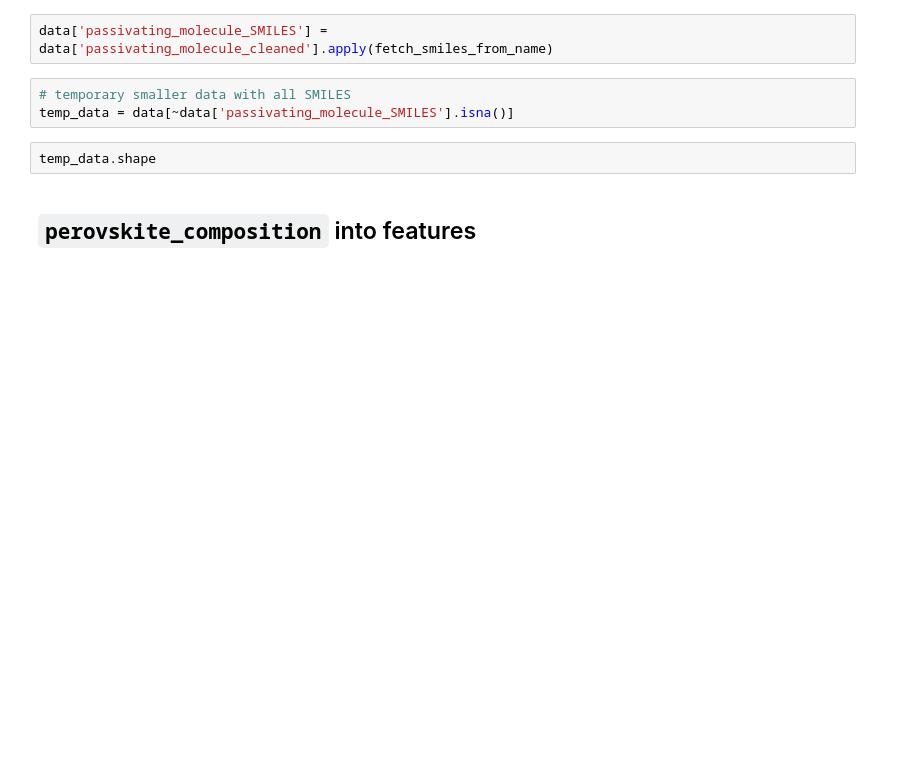
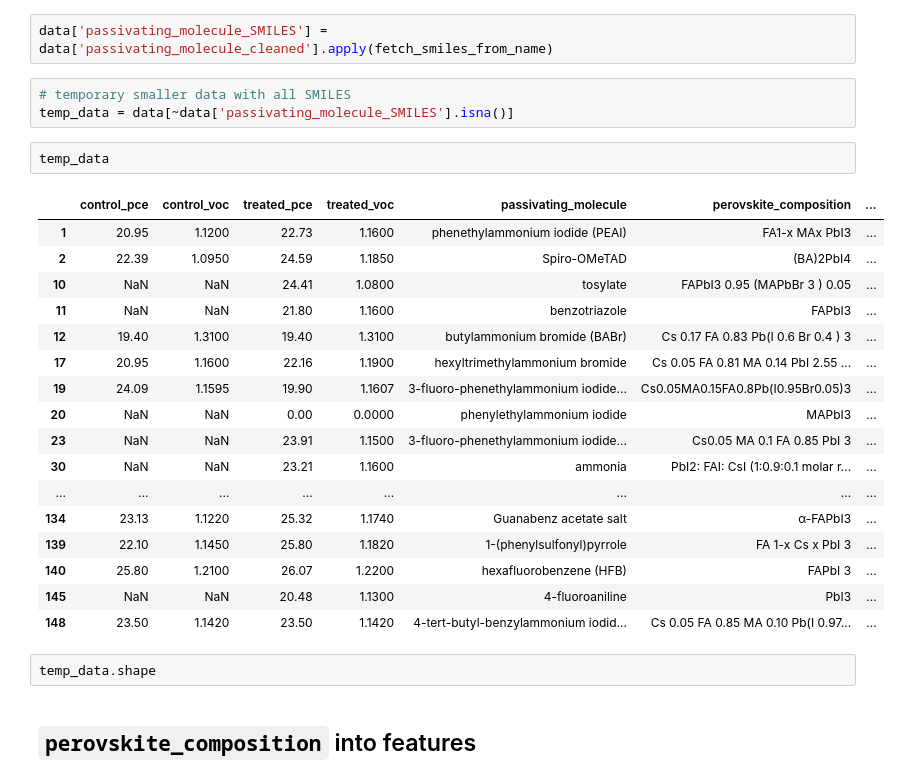
Before and after one commit to kanggunh/DSC180_B11_Q2, a Jupyter notebook: models/prediction_model/readying_llama_output.ipynb, the cells around one changed output. Drawn from its saved outputs; the diff is of its cells as text; blank space fills up the shorter version.

```diff
--- a/models/prediction_model/readying_llama_output.ipynb
+++ b/models/prediction_model/readying_llama_output.ipynb
@@ -146,6 +224,26 @@ data['passivating_molecule_SMILES'] = data['passivating_molecule_cleaned'].apply
 # %%
 # temporary smaller data with all SMILES
 temp_data = data[~data['passivating_molecule_SMILES'].isna()]
+# %%
+temp_data
+# %% [output]
+|  | control_pce | control_voc | treated_pce | treated_voc | passivating_molecule | perovskite_composition | ... |
+| 1 | 20.95 | 1.1200 | 22.73 | 1.1600 | phenethylammonium iodide (PEAI) | FA1-x MAx PbI3 | ... |
+| 2 | 22.39 | 1.0950 | 24.59 | 1.1850 | Spiro-OMeTAD | (BA)2PbI4 | ... |
+| 10 | NaN | NaN | 24.41 | 1.0800 | tosylate | FAPbI3 0.95 (MAPbBr 3 ) 0.05 | ... |
+| 11 | NaN | NaN | 21.80 | 1.1600 | benzotriazole | FAPbI3 | ... |
+| 12 | 19.40 | 1.3100 | 19.40 | 1.3100 | butylammonium bromide (BABr) | Cs 0.17 FA 0.83 Pb(I 0.6 Br 0.4 ) 3 | ... |
+| 17 | 20.95 | 1.1600 | 22.16 | 1.1900 | hexyltrimethylammonium bromide | Cs 0.05 FA 0.81 MA 0.14 PbI 2.55 ... | ... |
+| 19 | 24.09 | 1.1595 | 19.90 | 1.1607 | 3-fluoro-phenethylammonium iodide... | Cs0.05MA0.15FA0.8Pb(I0.95Br0.05)3 | ... |
+| 20 | NaN | NaN | 0.00 | 0.0000 | phenylethylammonium iodide | MAPbI3 | ... |
+| 23 | NaN | NaN | 23.91 | 1.1500 | 3-fluoro-phenethylammonium iodide... | Cs0.05 MA 0.1 FA 0.85 PbI 3 | ... |
+| 30 | NaN | NaN | 23.21 | 1.1600 | ammonia | PbI2: FAI: CsI (1:0.9:0.1 molar r... | ... |
+| ... | ... | ... | ... | ... | ... | ... | ... |
+| 134 | 23.13 | 1.1220 | 25.32 | 1.1740 | Guanabenz acetate salt | α-FAPbI3 | ... |
+| 139 | 22.10 | 1.1450 | 25.80 | 1.1820 | 1-(phenylsulfonyl)pyrrole | FA 1-x Cs x PbI 3 | ... |
+| 140 | 25.80 | 1.2100 | 26.07 | 1.2200 | hexafluorobenzene (HFB) | FAPbI 3 | ... |
+| 145 | NaN | NaN | 20.48 | 1.1300 | 4-fluoroaniline | PbI3 | ... |
+| 148 | 23.50 | 1.1420 | 23.50 | 1.1420 | 4-tert-butyl-benzylammonium iodid... | Cs 0.05 FA 0.85 MA 0.10 Pb(I 0.97... | ... |
 # %%
 temp_data.shape
 # %% [markdown]
```
Also changed, not shown: parts of 7 cells of this notebook, 2 other files.
